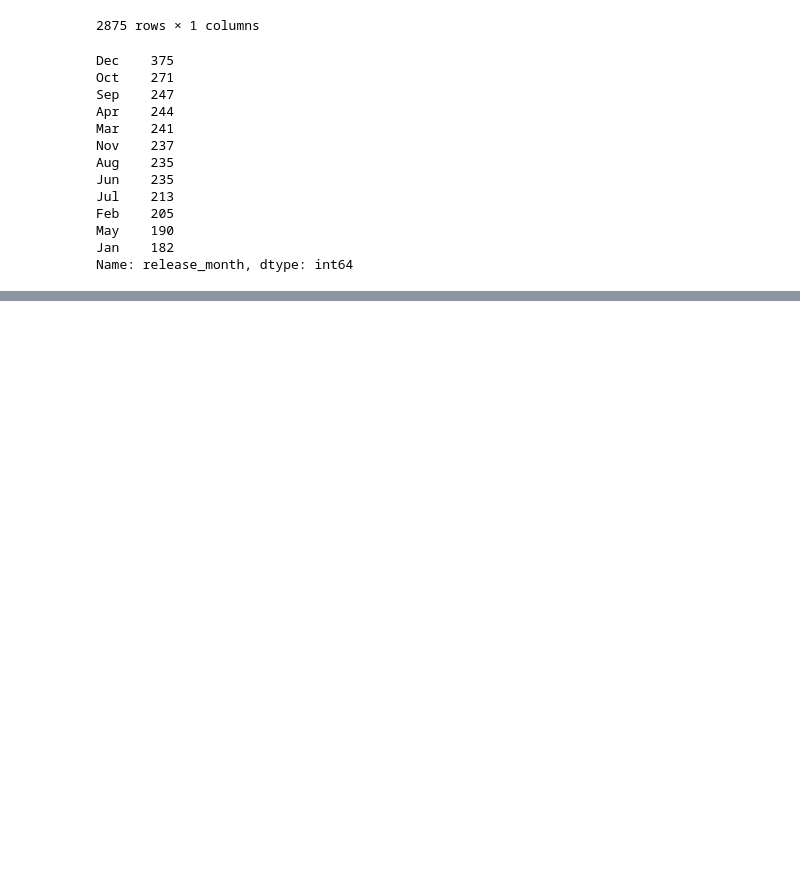
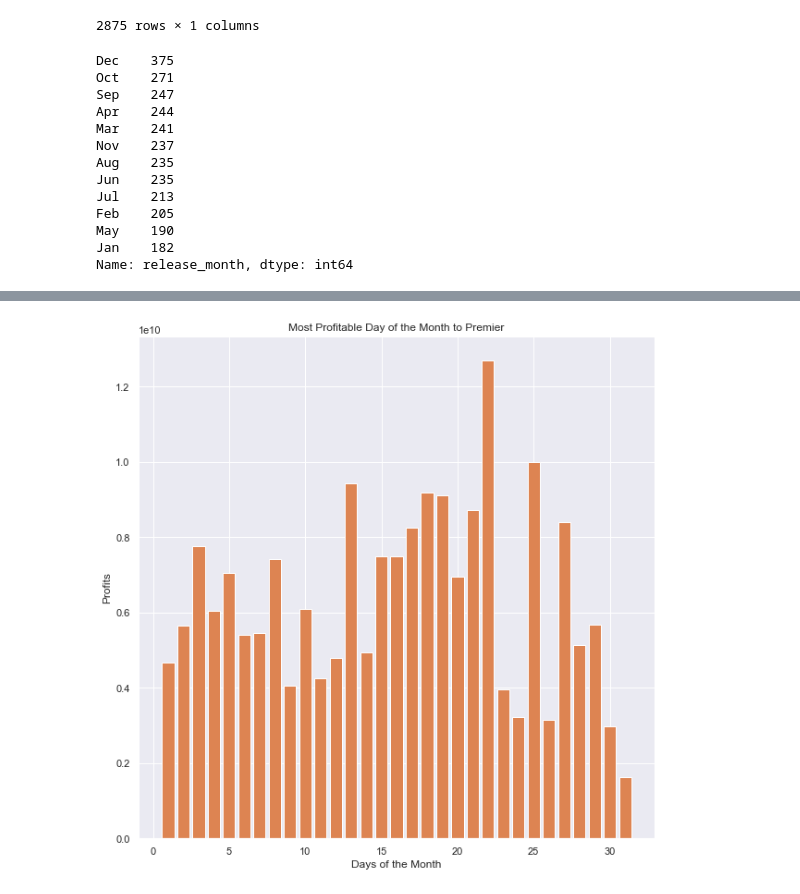
Before and after one commit to mdetiberiis01/Movie-Months, a Jupyter notebook: Movie_Month_Analysis.ipynb, the cells around one changed output, grey strips where cells are left out. Saved outputs shown, nothing was run; the diff lists cells and outputs as text; code cells hidden in the pictures; blank space fills up the shorter version.

```diff
--- a/Movie_Month_Analysis.ipynb
+++ b/Movie_Month_Analysis.ipynb
@@ -137,0 +211,6 @@ movies_in_dec = sorted_months_df['release_month'].value_counts().head(12)['Dec']
+# %%
+#Visualize most profitable month to Premier
+
+figure
+# %% [output]
+[figure, added]
```
Also changed, not shown: parts of 21 cells of this notebook, 4 other files.
